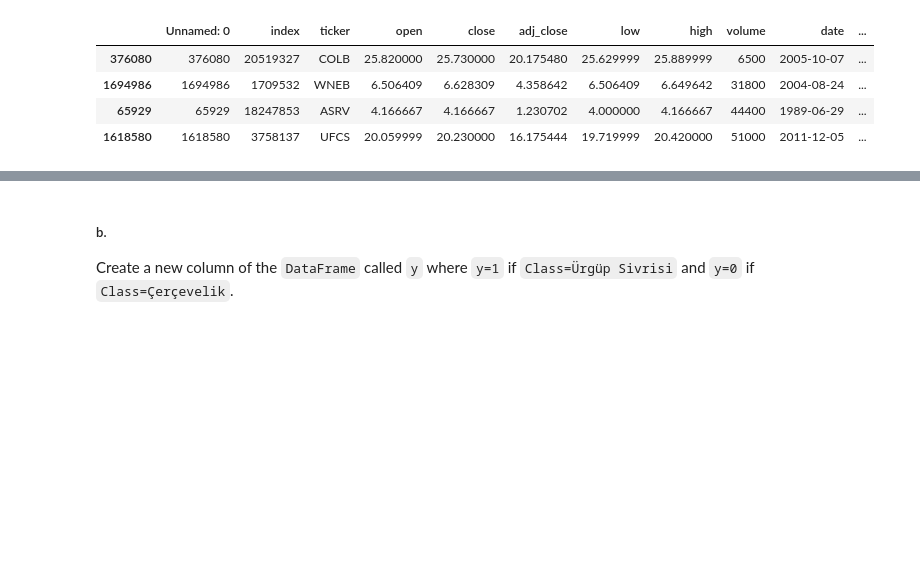
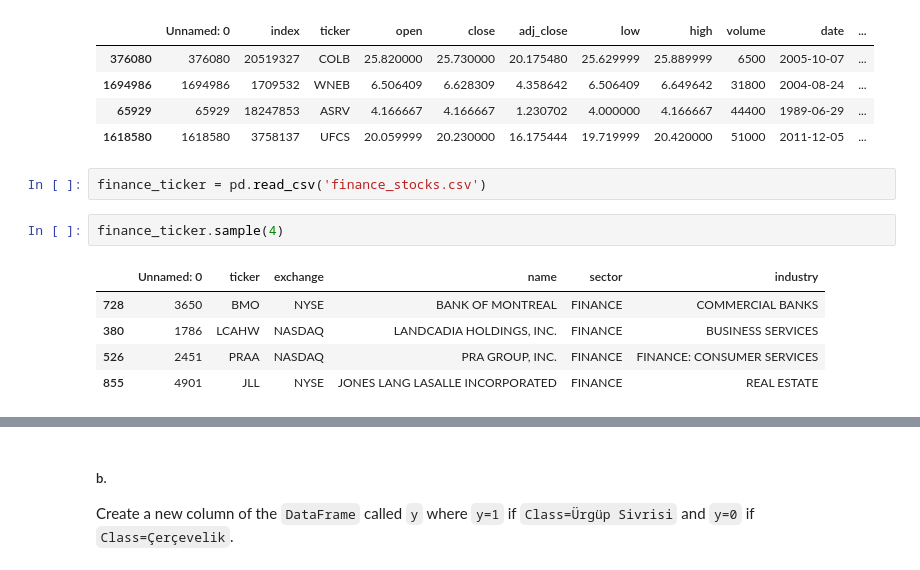
Before and after one commit to ghuckabe/DSTMarketAnalysis, a Jupyter notebook: kaggle_classify.ipynb, the cells around one changed output, grey strips where cells are left out. Cells and saved outputs as stored; diff of their text form; blank space fills up the shorter version.

```diff
--- a/kaggle_classify.ipynb
+++ b/kaggle_classify.ipynb
@@ -17,3 +17,13 @@ finance.sample(4)
 | 1694986 | 1694986 | 1709532 | WNEB | 6.506409 | 6.628309 | 4.358642 | 6.506409 | 6.649642 | 31800 | 2004-08-24 | ... |
 | 65929 | 65929 | 18247853 | ASRV | 4.166667 | 4.166667 | 1.230702 | 4.000000 | 4.166667 | 44400 | 1989-06-29 | ... |
 | 1618580 | 1618580 | 3758137 | UFCS | 20.059999 | 20.230000 | 16.175444 | 19.719999 | 20.420000 | 51000 | 2011-12-05 | ... |
+# %%
+finance_ticker = pd.read_csv('finance_stocks.csv')
+# %%
+finance_ticker.sample(4)
+# %% [output]
+|  | Unnamed: 0 | ticker | exchange | name | sector | industry |
+| 728 | 3650 | BMO | NYSE | BANK OF MONTREAL | FINANCE | COMMERCIAL BANKS |
+| 380 | 1786 | LCAHW | NASDAQ | LANDCADIA HOLDINGS, INC. | FINANCE | BUSINESS SERVICES |
+| 526 | 2451 | PRAA | NASDAQ | PRA GROUP, INC. | FINANCE | FINANCE: CONSUMER SERVICES |
+| 855 | 4901 | JLL | NYSE | JONES LANG LASALLE INCORPORATED | FINANCE | REAL ESTATE |
```
Also changed, not shown: parts of 18 cells of this notebook.
